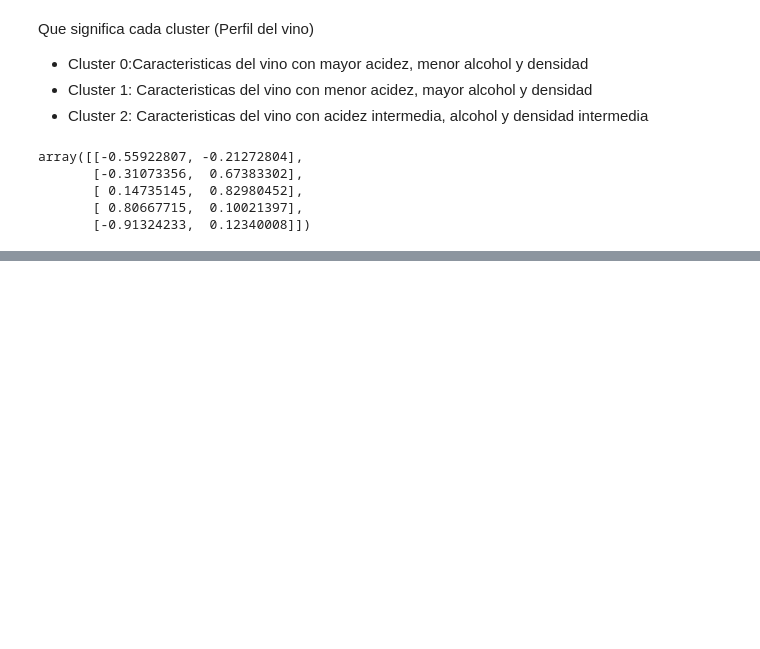
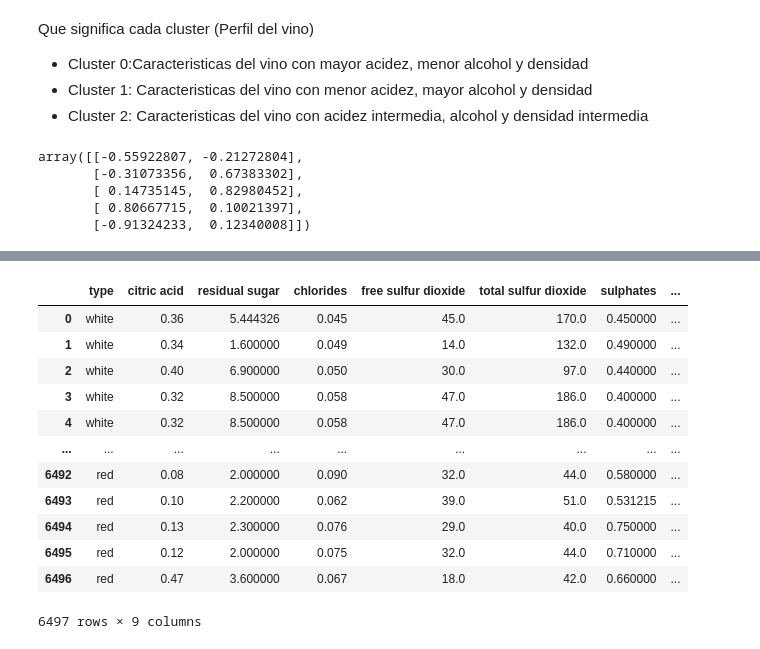
Before and after one commit to angeldev96/ultimo_examen_ia, a Jupyter notebook: 2.ipynb, the cells around one changed output, grey strips where cells are left out. Saved outputs shown, nothing was run; the diff lists cells and outputs as text; code cells hidden in the pictures; blank space fills up the shorter version.

```diff
--- a/2.ipynb
+++ b/2.ipynb
@@ -258,3 +258,7 @@ for i, feature in enumerate(cols_to_use):
         text=feature,
     )
 fig.show()
+# %%
+#Add column 'cluster to original DataFrame'
+wine['cluster'] = wines_n['cluster']
+wine
@@ -260,0 +279,18 @@ fig.show()
+# %%
+# Eliminar columnas que formaron parte del PCA
+wine = wine.drop(['fixed acidity', 'volatile acidity','pH', 'alcohol', 'density'], axis=1)
+wine
+# %% [output]
+|  | type | citric acid | residual sugar | chlorides | free sulfur dioxide | total sulfur dioxide | sulphates | ... |
+| 0 | white | 0.36 | 5.444326 | 0.045 | 45.0 | 170.0 | 0.450000 | ... |
+| 1 | white | 0.34 | 1.600000 | 0.049 | 14.0 | 132.0 | 0.490000 | ... |
+| 2 | white | 0.40 | 6.900000 | 0.050 | 30.0 | 97.0 | 0.440000 | ... |
+| 3 | white | 0.32 | 8.500000 | 0.058 | 47.0 | 186.0 | 0.400000 | ... |
+| 4 | white | 0.32 | 8.500000 | 0.058 | 47.0 | 186.0 | 0.400000 | ... |
+| ... | ... | ... | ... | ... | ... | ... | ... | ... |
+| 6492 | red | 0.08 | 2.000000 | 0.090 | 32.0 | 44.0 | 0.580000 | ... |
+| 6493 | red | 0.10 | 2.200000 | 0.062 | 39.0 | 51.0 | 0.531215 | ... |
+| 6494 | red | 0.13 | 2.300000 | 0.076 | 29.0 | 40.0 | 0.750000 | ... |
+| 6495 | red | 0.12 | 2.000000 | 0.075 | 32.0 | 44.0 | 0.710000 | ... |
+| 6496 | red | 0.47 | 3.600000 | 0.067 | 18.0 | 42.0 | 0.660000 | ... |
+6497 rows × 9 columns
```
Also changed, not shown: parts of 16 cells of this notebook, 1 other file.
